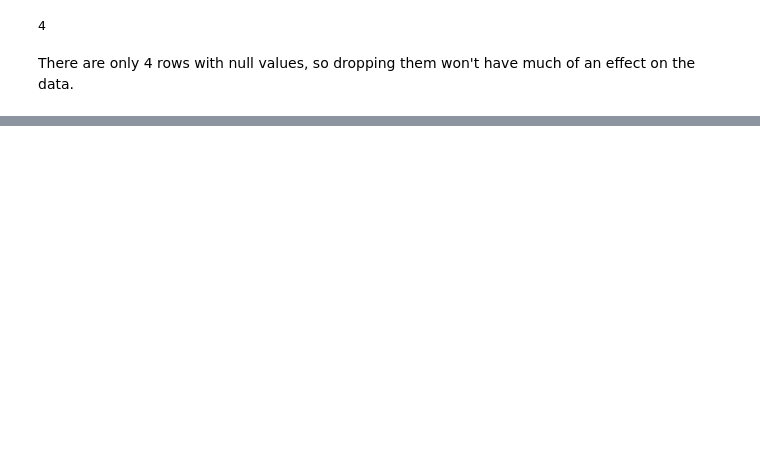
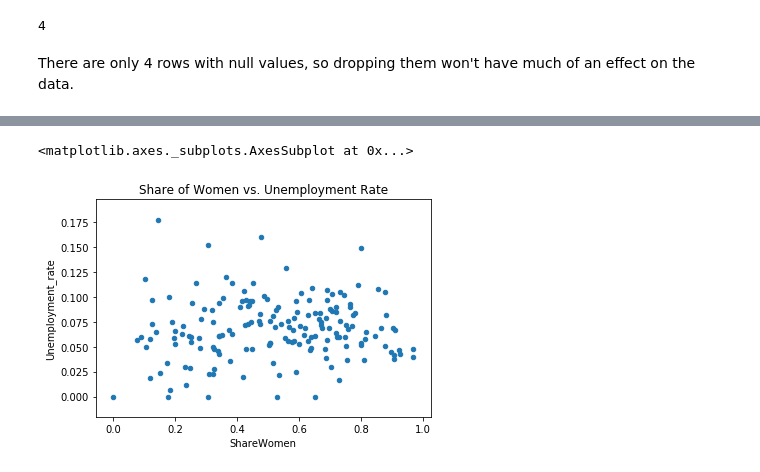
Before and after one commit to hsdistefa/college-major-earnings, a Jupyter notebook: college_major_earnings.ipynb, the cells around one changed output, grey strips where cells are left out. Cells and saved outputs as stored; diff of their text form; code cells hidden in the pictures; blank space fills up the shorter version.

```diff
--- a/college_major_earnings.ipynb
+++ b/college_major_earnings.ipynb
@@ -61,0 +79,5 @@ recent_grads.dropna(inplace=True)
+# %%
+recent_grads.plot(x='ShareWomen', y='Unemployment_rate', kind='scatter', title='Share of Women vs. Unemployment Rate')
+# %% [output]
+<matplotlib.axes._subplots.AxesSubplot at 0x...>
+[figure, added]
```
Also changed, not shown: parts of 15 cells of this notebook.
